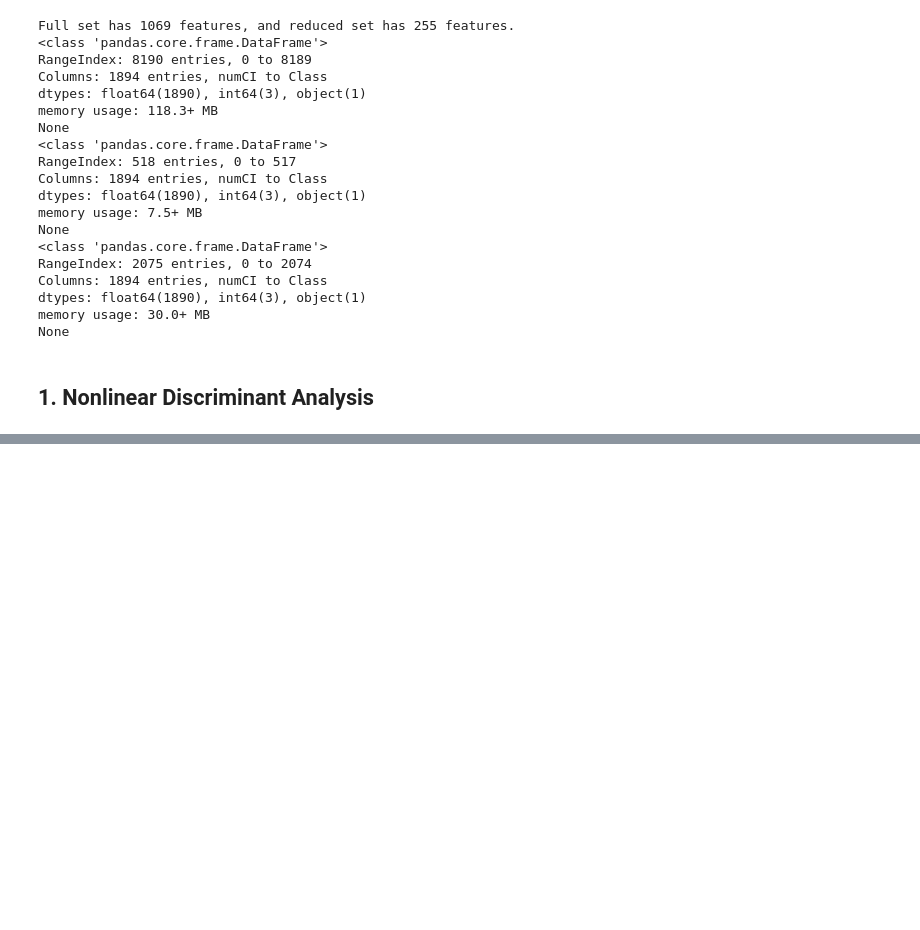
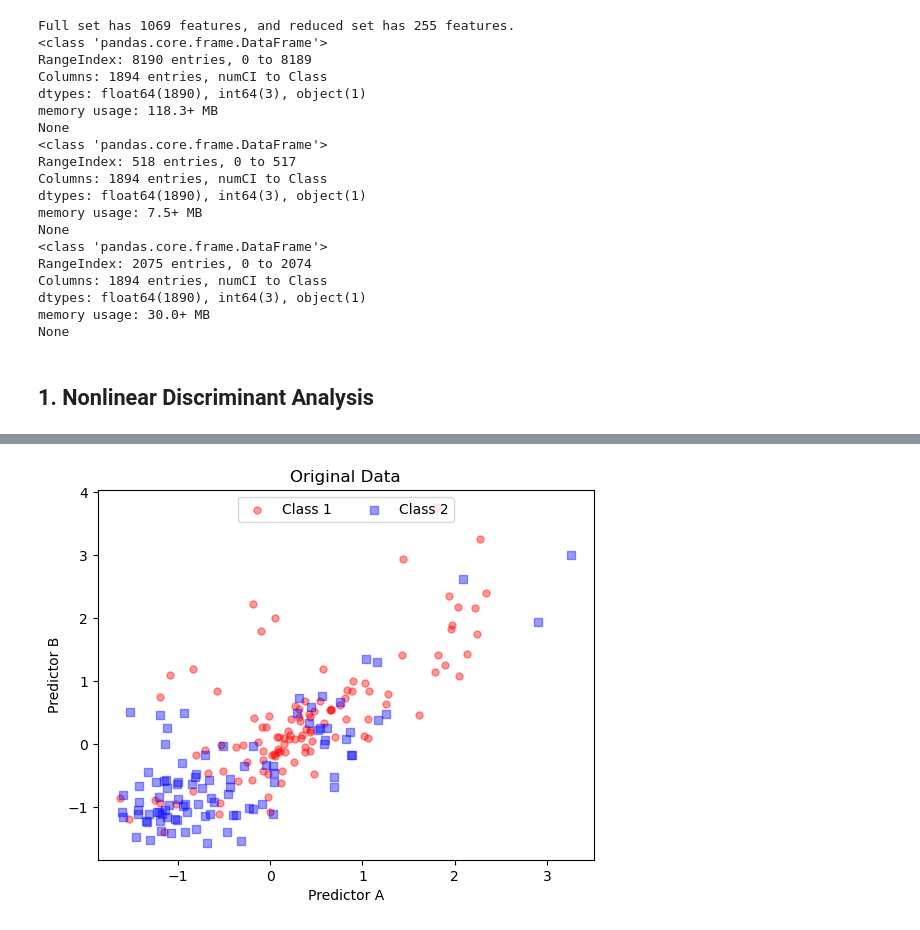
Before and after one commit to chenxuhe79/AppliedPredictiveModeling, a Jupyter notebook: Ch13_7 Nonlinear Classification Models.ipynb, the cells around one changed output, grey strips where cells are left out. Drawn from its saved outputs; the diff is of its cells as text; code cells hidden in the pictures; blank space fills up the shorter version.

```diff
--- a/Ch13_7 Nonlinear Classification Models.ipynb
+++ b/Ch13_7 Nonlinear Classification Models.ipynb
@@ -132,0 +245,10 @@ pipeline = make_pipeline(gmm, lda)
+# %%
+rdata = pyreadr.read_r("/Users/chenxu/Documents/dataset/AppliedPredictiveModeling/data/twoClassData.RData")
+
+trainX = pd.DataFrame(rdata['predictors'])
+trainy = pd.DataFrame(rdata['classes'])
+trainX_scaled = pd.DataFrame(sc.fit_transform(trainX))
+# %%
+_ = plot2ClassData(trainX_scaled, trainy)
+# %% [output]
+[figure, added]
```
Also changed, not shown: parts of 14 cells of this notebook.
